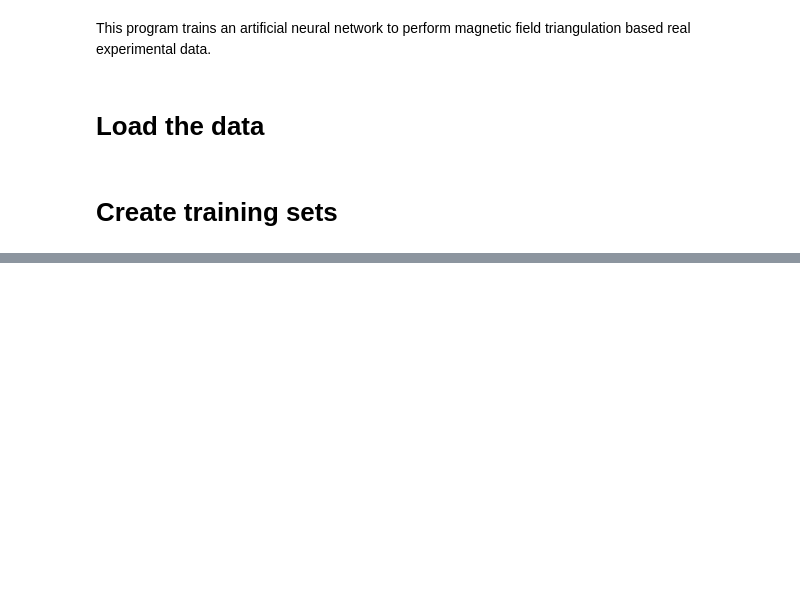
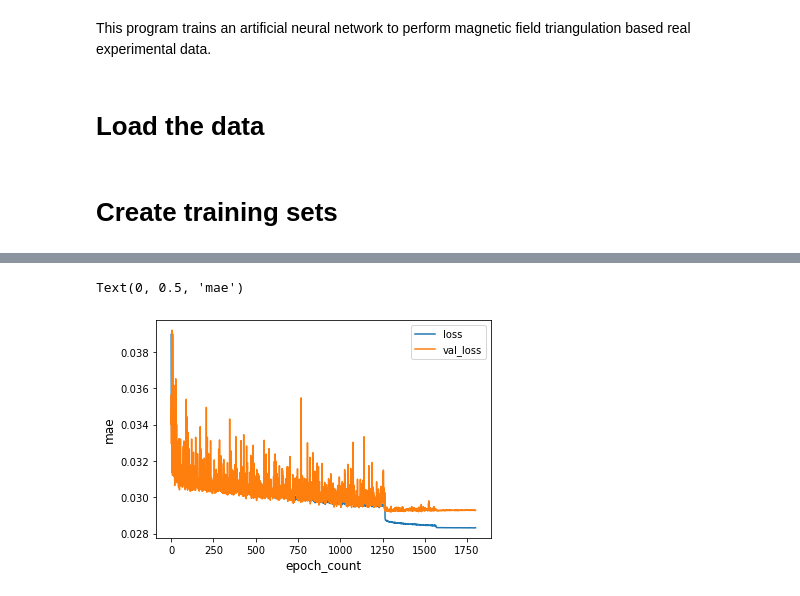
Before and after one commit to tretyakovmipt/magnetic-field-triangulation-via-deep-learning, a Jupyter notebook: experiment/training.ipynb, the cells around one changed output, grey strips where cells are left out. Saved outputs shown, nothing was run; the diff lists cells and outputs as text; code cells hidden in the pictures; blank space fills up the shorter version.

Commit message:
added model training and evaluation. So far, it's not good

```diff
--- a/experiment/training.ipynb
+++ b/experiment/training.ipynb
@@ -31,0 +35,16 @@ X_val, X_test, V0_val, V0_test = train_test_split(X_test, V0_test, test_size=0.5
+# %%
+model_m = keras.models.Sequential([
+    keras.layers.Dense(128,activation='relu'),
+    keras.layers.Dense(64,activation='relu'),
+    keras.layers.Dense(32,activation='relu'),
+    keras.layers.Dense(1)
+])
+# Compile model
+model_m.compile(loss="mae", optimizer = keras.optimizers.Adam(),metrics=["mae"])
+# %%
+# Callbacks
+early_stopping_cb = keras.callbacks.EarlyStopping(patience=500, monitor='val_loss',restore_best_weights=True) # Stop training if validation loss is not improving
+learning_rate_cb = keras.callbacks.ReduceLROnPlateau(monitor='val_loss', factor=0.1, patience=300) # Reduce learning rate is the validation loss is not improving
+# %%
+# Train
+history = model_m.fit(X_train, V0_train, epochs=5000, validation_data=(X_val, V0_val), batch_size=16, callbacks=[early_stopping_cb, learning_rate_cb], verbose=True)
@@ -31,0 +69,11 @@ X_val, X_test, V0_val, V0_test = train_test_split(X_test, V0_test, test_size=0.5
+# %%
+# Plot
+h_cnn = history.history
+history_df = pd.DataFrame(history.history)
+ax= history_df.loc[:, ['loss', 'val_loss']].plot();
+#ax.set_ylim(0,2)
+ax.set_xlabel(r'epoch_count',fontsize=12)
+ax.set_ylabel(r'mae',fontsize=12)
+# %% [output]
+Text(0, 0.5, 'mae')
+[figure, added]
```
Also changed, not shown: parts of 7 cells of this notebook, 1 other file.
